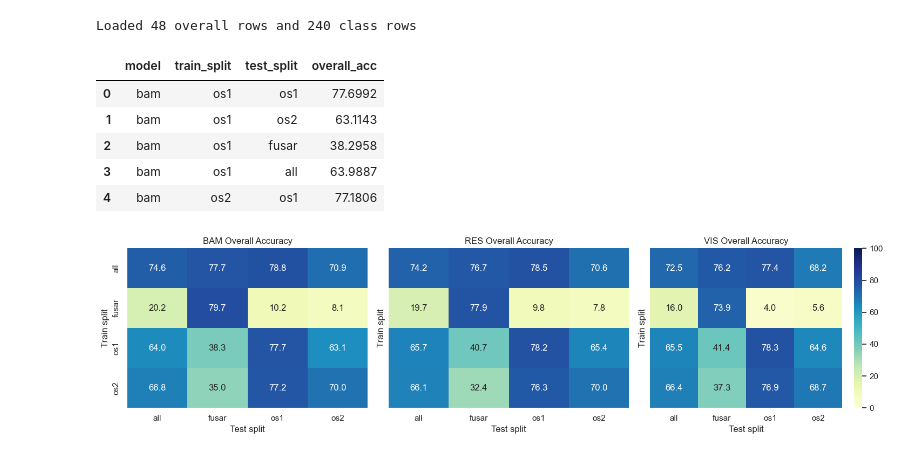
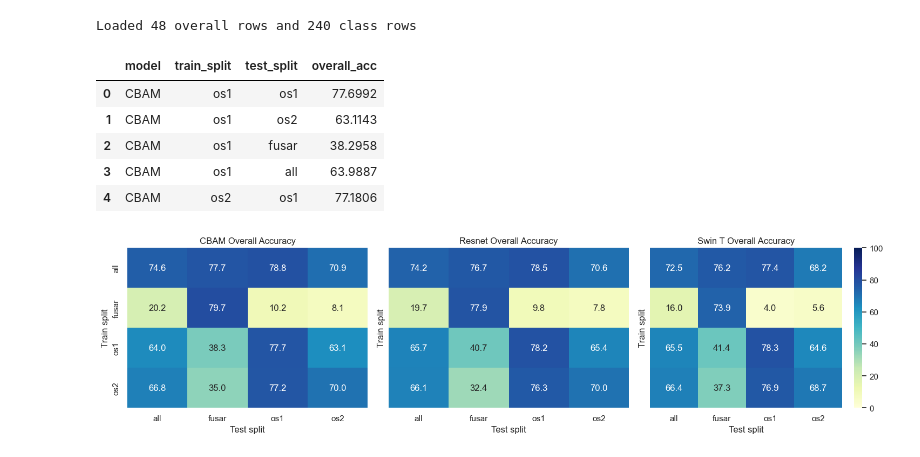
Before and after one commit to gknapp101/ds6050_final_project, a Jupyter notebook: test_results_plots.ipynb, the cells around one changed output. Cells and saved outputs as stored; diff of their text form; code cells hidden in the pictures.

```diff
--- a/test_results_plots.ipynb
+++ b/test_results_plots.ipynb
@@ -23,38 +23,47 @@ for model_name, train_dict in baseline.items():
         for test_split, metrics in test_dict.items():
             overall_rows.append(
                 {
                     "model": model_name,
                     "train_split": train_split,
                     "test_split": test_split,
                     "overall_acc": metrics["overall"],
                 }
             )
             for class_name, class_metrics in metrics["per_class"].items():
                 class_rows.append(
                     {
                         "model": model_name,
                         "train_split": train_split,
                         "test_split": test_split,
                         "class": class_name,
                         "acc": class_metrics["acc"],
                         "correct": class_metrics["correct"],
                         "total": class_metrics["total"],
                     }
                 )
 
 df_overall = pd.DataFrame(overall_rows)
 df_class = pd.DataFrame(class_rows)
 
+model_name_map = {
+    "bam": "CBAM",
+    "res": "Resnet",
+    "vis": "Swin T",
+}
+
+df_overall["model"] = df_overall["model"].replace(model_name_map)
+df_class["model"] = df_class["model"].replace(model_name_map)
+
 print(f"Loaded {len(df_overall)} overall rows and {len(df_class)} class rows")
 df_overall.head()
 # %% [output]
 Loaded 48 overall rows and 240 class rows
 |  | model | train_split | test_split | overall_acc |
-| 0 | bam | os1 | os1 | 77.6992 |
-| 1 | bam | os1 | os2 | 63.1143 |
-| 2 | bam | os1 | fusar | 38.2958 |
-| 3 | bam | os1 | all | 63.9887 |
-| 4 | bam | os2 | os1 | 77.1806 |
+| 0 | CBAM | os1 | os1 | 77.6992 |
+| 1 | CBAM | os1 | os2 | 63.1143 |
+| 2 | CBAM | os1 | fusar | 38.2958 |
+| 3 | CBAM | os1 | all | 63.9887 |
+| 4 | CBAM | os2 | os1 | 77.1806 |
 # %%
 models = sorted(df_overall["model"].unique())
 fig, axes = plt.subplots(1, len(models), figsize=(5 * len(models), 4), sharey=True)
```
Also changed, not shown: parts of 4 cells of this notebook.
